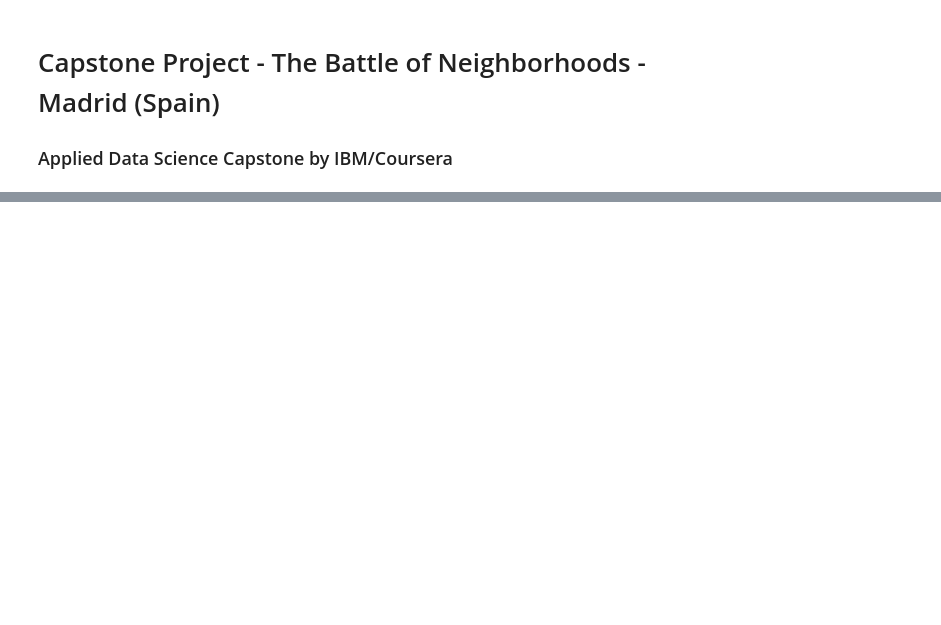
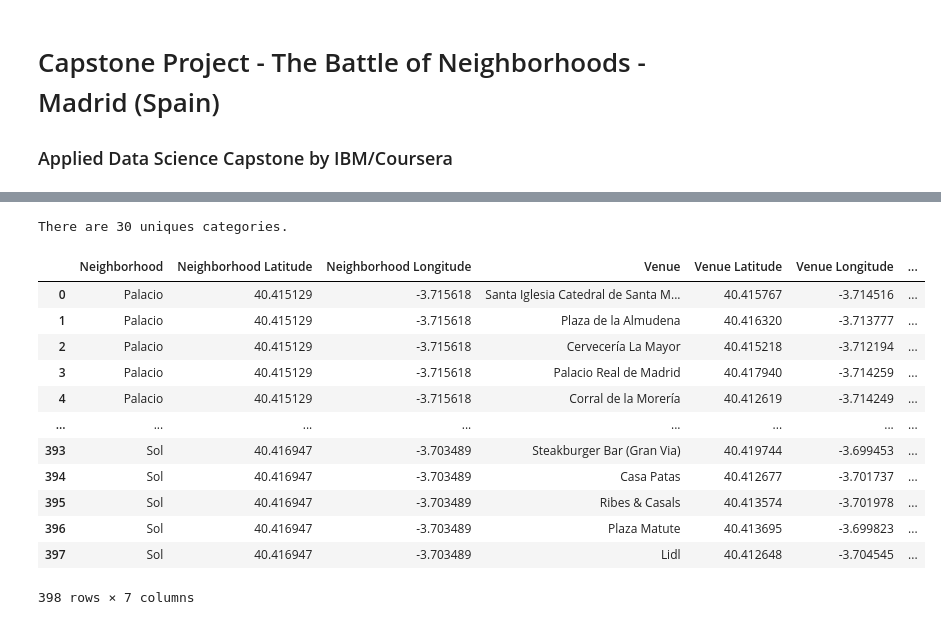
Before and after one commit to Alicia-mtz/Coursera_Capstone, a Jupyter notebook: The Battle of Neighborhoods.ipynb, the cells around one changed output, grey strips where cells are left out. Saved outputs shown, nothing was run; the diff lists cells and outputs as text; code cells hidden in the pictures; blank space fills up the shorter version.

```diff
--- a/The Battle of Neighborhoods.ipynb
+++ b/The Battle of Neighborhoods.ipynb
@@ -28,0 +466,25 @@ Taking all this information into account, advantages of each area will be explai
+# %%
+# How many unique categories we have from the restaurants retrieved:
+
+print('There are {} uniques categories.'.format(len(df_restaurants['Venue Category'].unique())))
+# %% [output]
+There are 30 uniques categories.
+# %%
+# Dataframe with the rest of the venues that are not restaurants:
+
+df_other_venues = centro_venues[~centro_venues['Venue Category'].str.contains('Restaurant')].reset_index(drop=True)
+df_other_venues
+# %% [output]
+|  | Neighborhood | Neighborhood Latitude | Neighborhood Longitude | Venue | Venue Latitude | Venue Longitude | ... |
+| 0 | Palacio | 40.415129 | -3.715618 | Santa Iglesia Catedral de Santa M... | 40.415767 | -3.714516 | ... |
+| 1 | Palacio | 40.415129 | -3.715618 | Plaza de la Almudena | 40.416320 | -3.713777 | ... |
+| 2 | Palacio | 40.415129 | -3.715618 | Cervecería La Mayor | 40.415218 | -3.712194 | ... |
+| 3 | Palacio | 40.415129 | -3.715618 | Palacio Real de Madrid | 40.417940 | -3.714259 | ... |
+| 4 | Palacio | 40.415129 | -3.715618 | Corral de la Morería | 40.412619 | -3.714249 | ... |
+| ... | ... | ... | ... | ... | ... | ... | ... |
+| 393 | Sol | 40.416947 | -3.703489 | Steakburger Bar (Gran Via) | 40.419744 | -3.699453 | ... |
+| 394 | Sol | 40.416947 | -3.703489 | Casa Patas | 40.412677 | -3.701737 | ... |
+| 395 | Sol | 40.416947 | -3.703489 | Ribes & Casals | 40.413574 | -3.701978 | ... |
+| 396 | Sol | 40.416947 | -3.703489 | Plaza Matute | 40.413695 | -3.699823 | ... |
+| 397 | Sol | 40.416947 | -3.703489 | Lidl | 40.412648 | -3.704545 | ... |
+398 rows × 7 columns
```
Also changed, not shown: parts of 96 cells of this notebook.
